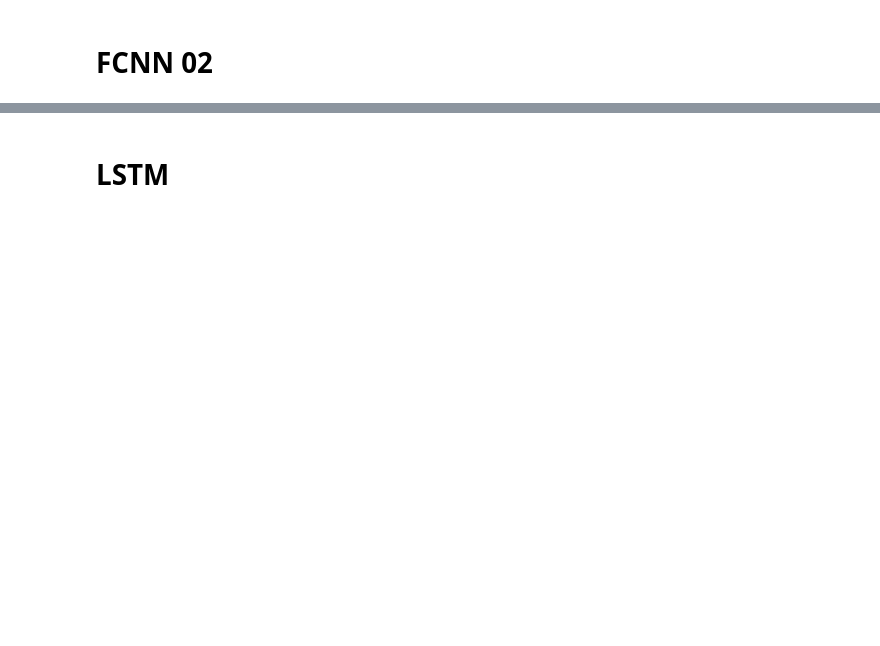
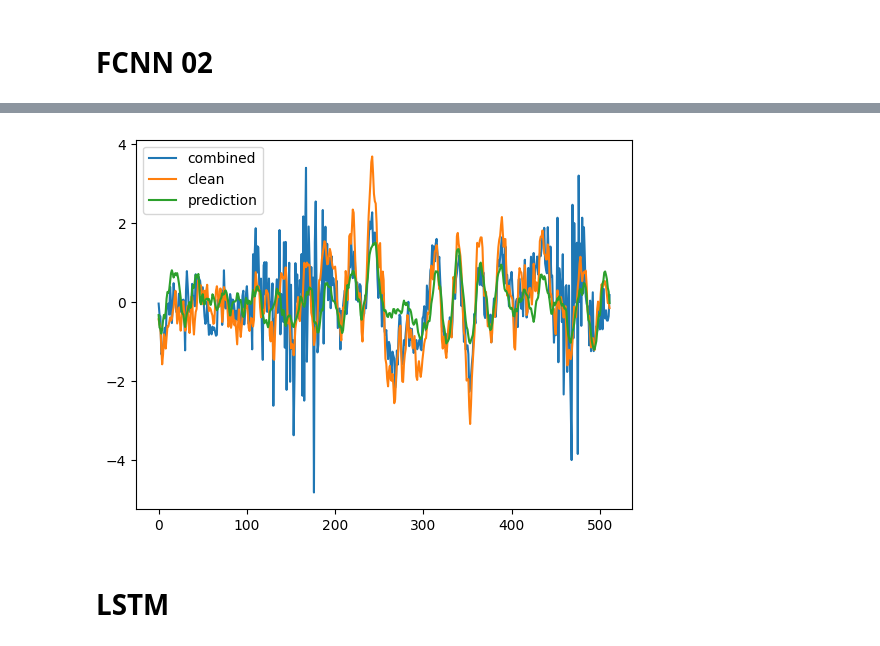
Before and after one commit to ankimme/vut-bria-eeg-cleaning, a Jupyter notebook: model_evaluation.ipynb, the cells around one changed output, grey strips where cells are left out. Cells and saved outputs as stored; diff of their text form; code cells hidden in the pictures; blank space fills up the shorter version.

```diff
--- a/model_evaluation.ipynb
+++ b/model_evaluation.ipynb
@@ -168,3 +202,7 @@ calculate_stats_on_test_data(model_fcnn_02, NoiseTypeEnum.EMG)
+# %%
+compare_prediction(model_fcnn_02, combined, clean)
+# %% [output]
+[figure, added]
 # %% [markdown]
 # LSTM
 # %%
```
Also changed, not shown: parts of 24 cells of this notebook, 3 other files.
